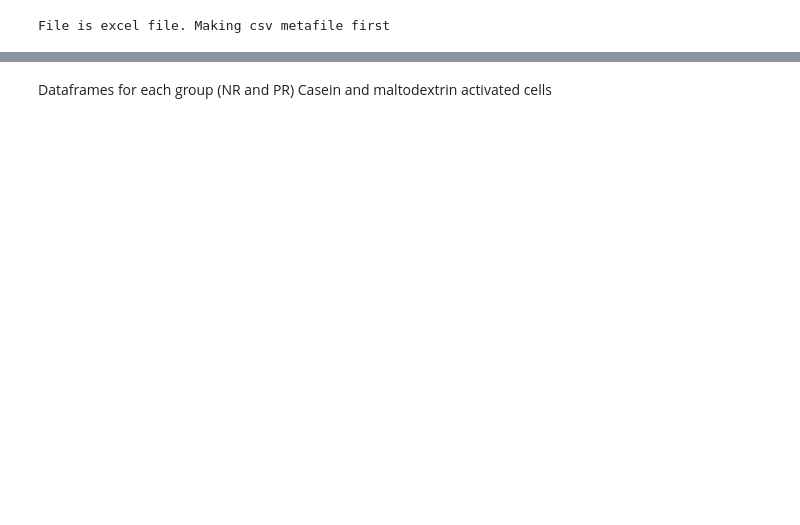
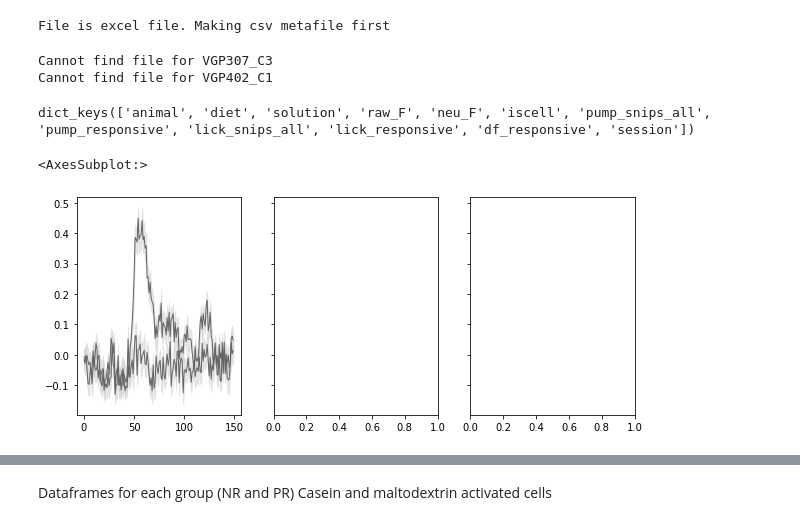
Before and after one commit to jetsetmette/VGP, a Jupyter notebook: notebooks/BNA_figs_grouped.ipynb, the cells around one changed output, grey strips where cells are left out. Cells and saved outputs as stored; diff of their text form; code cells hidden in the pictures; blank space fills up the shorter version.

Commit message:
Adding snips licks

```diff
--- a/notebooks/BNA_figs_grouped.ipynb
+++ b/notebooks/BNA_figs_grouped.ipynb
@@ -5,12 +7,12 @@ import numpy as np
 
 %run "..//src//vgp_helper_fx"
 # %%
-ROOT_FOLDER = "C:\\Users\\mko102\\UiT Office 365\\O365-Pipette 2 - Dokumenter\\People\\Mette\\GitHub\\2P\\VGP2"
+ROOT_FOLDER = "D:\\VGP"
 
-DATA_FOLDER = os.path.join(ROOT_FOLDER, "Processed\\s2p")
+DATA_FOLDER = os.path.join(ROOT_FOLDER, "2P\\proc_s2p\\")
 BEHAV_FOLDER = os.path.join(ROOT_FOLDER, "Bonsai\\")
-METAFILE = os.path.join(ROOT_FOLDER, "Metafile_VGP2.3.xls")
-rows, header = tp.metafilereader(METAFILE, sheetname="2panalysispilot")
+METAFILE = os.path.join(ROOT_FOLDER, "Metafile_VGP2.4.xls")
+rows, header = tp.metafilereader(METAFILE, sheetname="Analysis_Cas+malt")
 # %% [output]
 File is excel file. Making csv metafile first
 # %%
@@ -20,21 +22,48 @@ cell_data={}
 
 for row in rows:
     try:
-        key=row[0]+'_'+row[1]
+        key=row[0]+'_'+row[3]
         animal=row[0]
-        day=row[1]
-        date=int(row[3])
-        events=row[5]
+        day=row[2]
+        date=int(row[1])
+        events=row[6]
+#         solution=row[3]
 
-        s2p_folder = os.path.join(DATA_FOLDER, "sub-{}\\ses-{}".format(animal, day))
+        s2p_folder = os.path.join(DATA_FOLDER,
+                                  "sub-{}\\ses-{}-{}\\suite2p\\plane0"
+                                  .format(animal, day, date))
         events_file =BEHAV_FOLDER+events
 
 
         cell_data[key] = assemble_data(s2p_folder,events_file)
         cell_data[key]['animal'] = row[0]
-        cell_data[key]['diet'] = row[4]
-        cell_data[key]['solution'] = row[2]
-#         print(s2p_folder)
+        cell_data[key]['diet'] = row[11]
+        cell_data[key]['session'] = row[3]
 
     except FileNotFoundError:
         print('Cannot find file for', key)
+# %% [output]
+Cannot find file for VGP307_C3
+Cannot find file for VGP402_C1
+# %%
+cell_data['VGP118_C1'].keys()
+# %% [output]
+dict_keys(['animal', 'diet', 'solution', 'raw_F', 'neu_F', 'iscell', 'pump_snips_all', 'pump_responsive', 'lick_snips_all', 'lick_responsive', 'df_responsive', 'session'])
+# %%
+#Get lick responsive snips
+
+# for key in cell_data.keys():
+#     d=cell_data[key]
+
+#     if d[]
+
+lick_snips=np.mean(cell_data['VGP302_C1']['lick_snips_all'][np.where(cell_data['VGP302_C1']['lick_responsive']==1)],axis=1)
+snips_nonres=np.mean(cell_data['VGP302_C1']['lick_snips_all'][np.where(cell_data['VGP302_C1']['lick_responsive']==0)],axis=1)
+
+
+f, ax = plt.subplots(figsize=(10,4),ncols=3, sharey=True)
+tp.shadedError(ax[0], lick_snips, linecolor="#636363")
+tp.shadedError(ax[0], snips_nonres, linecolor="#636363")
+# %% [output]
+<AxesSubplot:>
+[figure, added]
```
Also changed, not shown: parts of 12 cells of this notebook.
